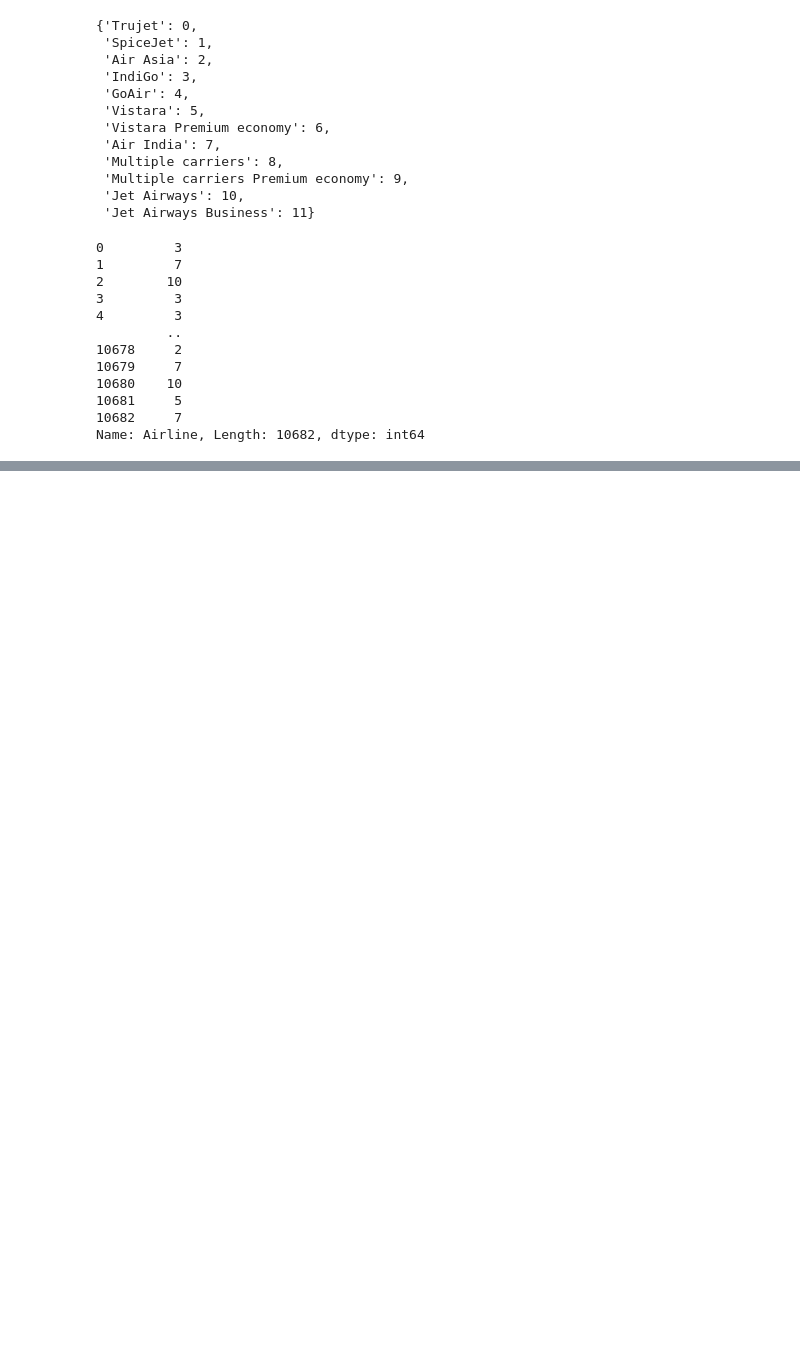
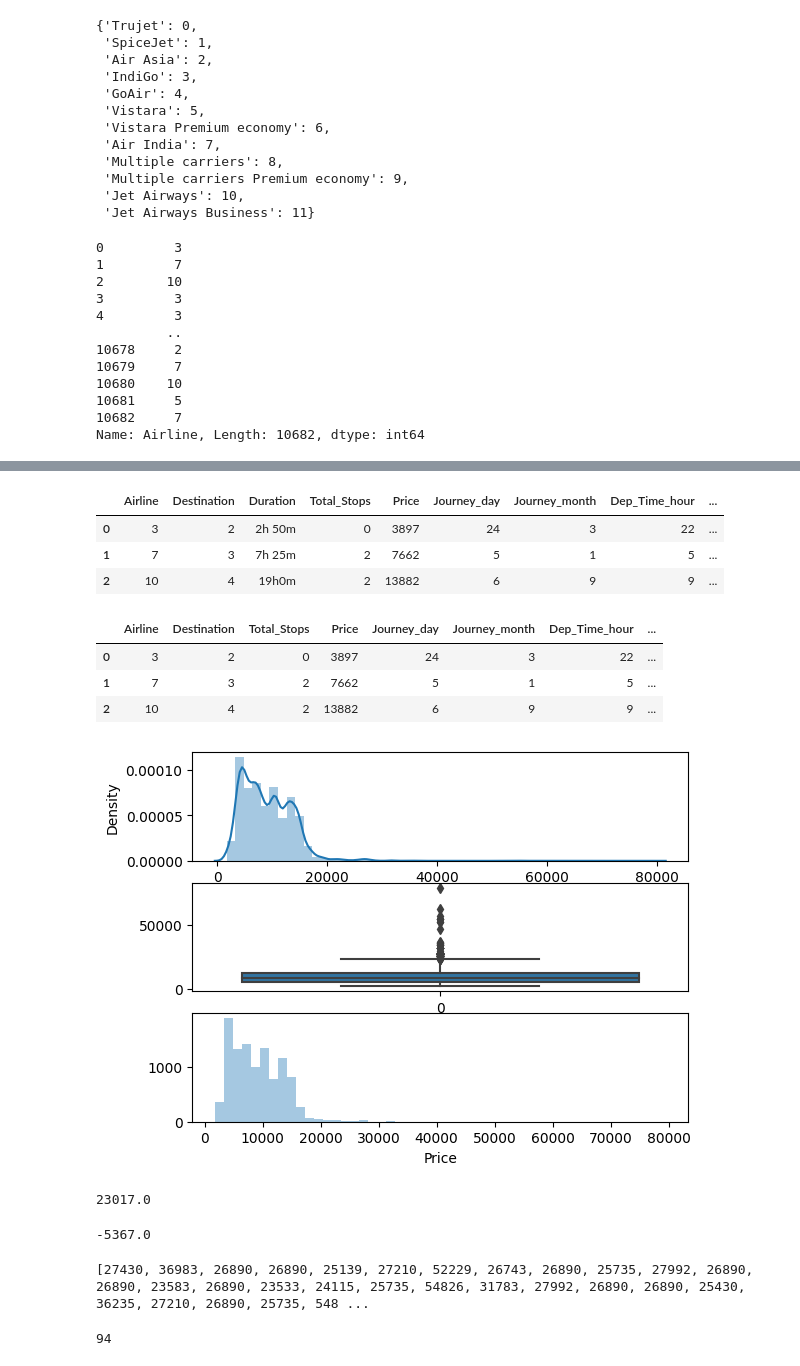
Before and after one commit to Yashi279/FLIGHT-FARE-PREDICTION, a Jupyter notebook: FLIGHT_FARE_PREDICTION.ipynb, the cells around one changed output, grey strips where cells are left out. Drawn from its saved outputs; the diff is of its cells as text; code cells hidden in the pictures; blank space fills up the shorter version.

```diff
--- a/FLIGHT_FARE_PREDICTION.ipynb
+++ b/FLIGHT_FARE_PREDICTION.ipynb
@@ -616,0 +743,2 @@ Name: Airline, Length: 10682, dtype: int64
+# %%
+data.drop(columns =['Date_of_Journey', 'Additional_Info','Duration_total_mins','Source', 'Journey_year' ], axis = 1, inplace=True)
@@ -616,0 +761,29 @@ Name: Airline, Length: 10682, dtype: int64
+# %%
+data.drop(columns =['Route'], axis=1, inplace = True)
+# %%
+data.head(3)
+# %% [output]
+|  | Airline | Destination | Duration | Total_Stops | Price | Journey_day | Journey_month | Dep_Time_hour | ... |
+| 0 | 3 | 2 | 2h 50m | 0 | 3897 | 24 | 3 | 22 | ... |
+| 1 | 7 | 3 | 7h 25m | 2 | 7662 | 5 | 1 | 5 | ... |
+| 2 | 10 | 4 | 19h0m | 2 | 13882 | 6 | 9 | 9 | ... |
+# %%
+data.drop(columns =['Duration'], axis=1, inplace = True)
+# %%
+data.head(3)
+# %% [output]
+|  | Airline | Destination | Total_Stops | Price | Journey_day | Journey_month | Dep_Time_hour | ... |
+| 0 | 3 | 2 | 0 | 3897 | 24 | 3 | 22 | ... |
+| 1 | 7 | 3 | 2 | 7662 | 5 | 1 | 5 | ... |
+| 2 | 10 | 4 | 2 | 13882 | 6 | 9 | 9 | ... |
+# %%
+def plot(df, col):
+  fig,(ax1, ax2, ax3)= plt.subplots(3,1)
+
+  sns.distplot(df[col], ax=ax1)
+  sns.boxplot(df[col], ax=ax2)
+  sns.distplot(df[col], ax=ax3, kde=False)
+# %%
+plot(data, 'Price')
+# %% [output]
+[figure, added]
@@ -616,0 +798,16 @@ Name: Airline, Length: 10682, dtype: int64
+# %%
+print(maximum)
+# %% [output]
+23017.0
+# %%
+print(minimum)
+# %% [output]
+-5367.0
+# %%
+print([price for price in data['Price'] if price>maximum or price<minimum])
+# %% [output]
+[27430, 36983, 26890, 26890, 25139, 27210, 52229, 26743, 26890, 25735, 27992, 26890, 26890, 23583, 26890, 23533, 24115, 25735, 54826, 31783, 27992, 26890, 26890, 25430, 36235, 27210, 26890, 25735, 548 ...
+# %%
+len([price for price in data['Price'] if price>maximum or price<minimum])
+# %% [output]
+94
```
Also changed, not shown: parts of 37 cells of this notebook.
